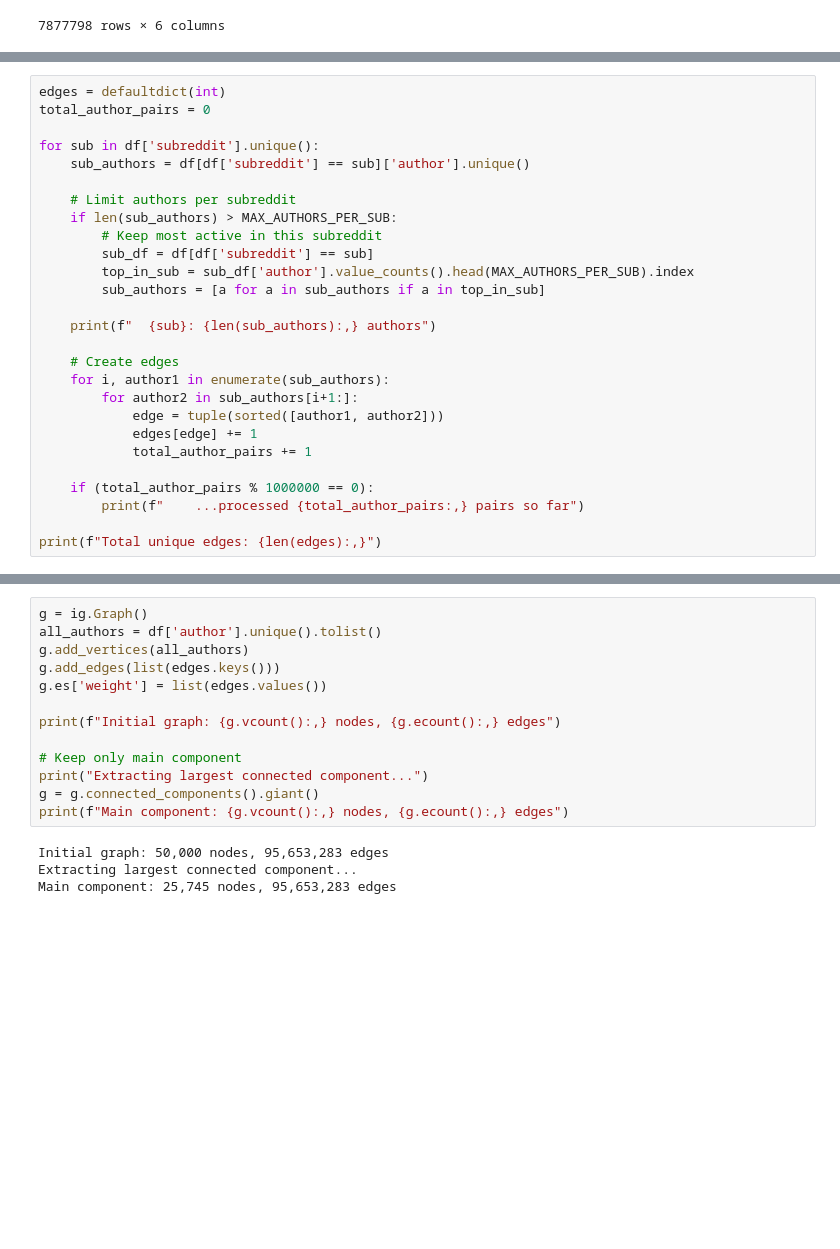
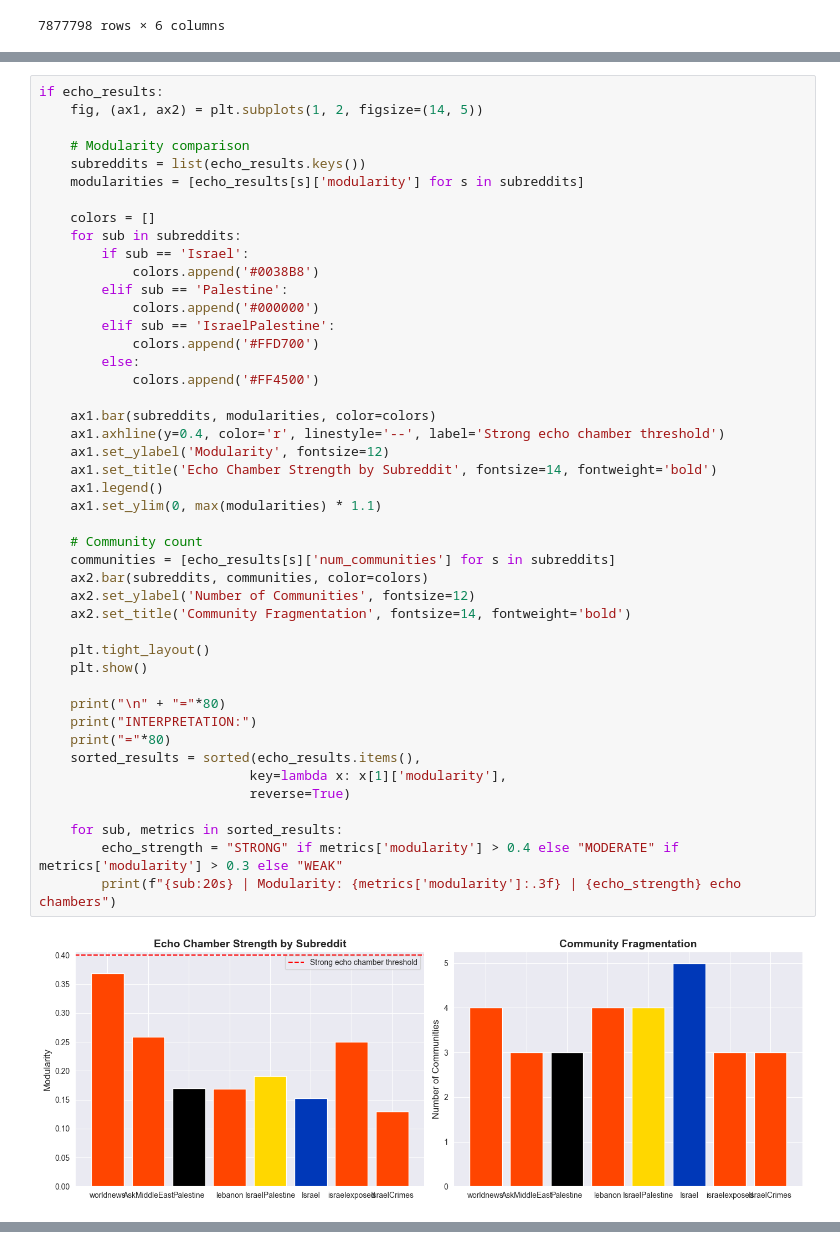
Before and after one commit to HliebOcheretianyi/IsraelPalestineConflictAnalysis, a Jupyter notebook: notebooks/2_eda_2.ipynb, the cells around one changed output, grey strips where cells are left out. Cells and saved outputs as stored; diff of their text form; blank space fills up the shorter version.

```diff
--- a/notebooks/2_eda_2.ipynb
+++ b/notebooks/2_eda_2.ipynb
@@ -93,28 +168,47 @@ From 50,000 authors
 # %%
-edges = defaultdict(int)
-total_author_pairs = 0
+if echo_results:
+    fig, (ax1, ax2) = plt.subplots(1, 2, figsize=(14, 5))
 
-for sub in df['subreddit'].unique():
-    sub_authors = df[df['subreddit'] == sub]['author'].unique()
+    # Modularity comparison
+    subreddits = list(echo_results.keys())
+    modularities = [echo_results[s]['modularity'] for s in subreddits]
 
-    # Limit authors per subreddit
-    if len(sub_authors) > MAX_AUTHORS_PER_SUB:
-        # Keep most active in this subreddit
-        sub_df = df[df['subreddit'] == sub]
-        top_in_sub = sub_df['author'].value_counts().head(MAX_AUTHORS_PER_SUB).index
-        sub_authors = [a for a in sub_authors if a in top_in_sub]
+    colors = []
+    for sub in subreddits:
+        if sub == 'Israel':
+            colors.append('#0038B8')
+        elif sub == 'Palestine':
+            colors.append('#000000')
+        elif sub == 'IsraelPalestine':
+            colors.append('#FFD700')
+        else:
+            colors.append('#FF4500')
 
-    print(f"  {sub}: {len(sub_authors):,} authors")
+    ax1.bar(subreddits, modularities, color=colors)
+    ax1.axhline(y=0.4, color='r', linestyle='--', label='Strong echo chamber threshold')
+    ax1.set_ylabel('Modularity', fontsize=12)
+    ax1.set_title('Echo Chamber Strength by Subreddit', fontsize=14, fontweight='bold')
+    ax1.legend()
+    ax1.set_ylim(0, max(modularities) * 1.1)
 
-    # Create edges
-    for i, author1 in enumerate(sub_authors):
-        for author2 in sub_authors[i+1:]:
-            edge = tuple(sorted([author1, author2]))
-            edges[edge] += 1
-            total_author_pairs += 1
+    # Community count
+    communities = [echo_results[s]['num_communities'] for s in subreddits]
+    ax2.bar(subreddits, communities, color=colors)
+    ax2.set_ylabel('Number of Communities', fontsize=12)
+    ax2.set_title('Community Fragmentation', fontsize=14, fontweight='bold')
 
-    if (total_author_pairs % 1000000 == 0):
-        print(f"    ...processed {total_author_pairs:,} pairs so far")
+    plt.tight_layout()
+    plt.show()
 
-print(f"Total unique edges: {len(edges):,}")
+    print("\n" + "="*80)
+    print("INTERPRETATION:")
+    print("="*80)
+    sorted_results = sorted(echo_results.items(),
+                           key=lambda x: x[1]['modularity'],
+                           reverse=True)
+
+    for sub, metrics in sorted_results:
+        echo_strength = "STRONG" if metrics['modularity'] > 0.4 else "MODERATE" if metrics['modularity'] > 0.3 else "WEAK"
+        print(f"{sub:20s} | Modularity: {metrics['modularity']:.3f} | {echo_strength} echo chambers")
 # %% [output]
+[figure, added]
@@ -130,17 +225,0 @@ Total unique edges: 95,653,283
-# %%
-g = ig.Graph()
-all_authors = df['author'].unique().tolist()
-g.add_vertices(all_authors)
-g.add_edges(list(edges.keys()))
-g.es['weight'] = list(edges.values())
-
-print(f"Initial graph: {g.vcount():,} nodes, {g.ecount():,} edges")
-
-# Keep only main component
-print("Extracting largest connected component...")
-g = g.connected_components().giant()
-print(f"Main component: {g.vcount():,} nodes, {g.ecount():,} edges")
-# %% [output]
-Initial graph: 50,000 nodes, 95,653,283 edges
-Extracting largest connected component...
-Main component: 25,745 nodes, 95,653,283 edges
```
Also changed, not shown: parts of 18 cells of this notebook, 1 other file.
